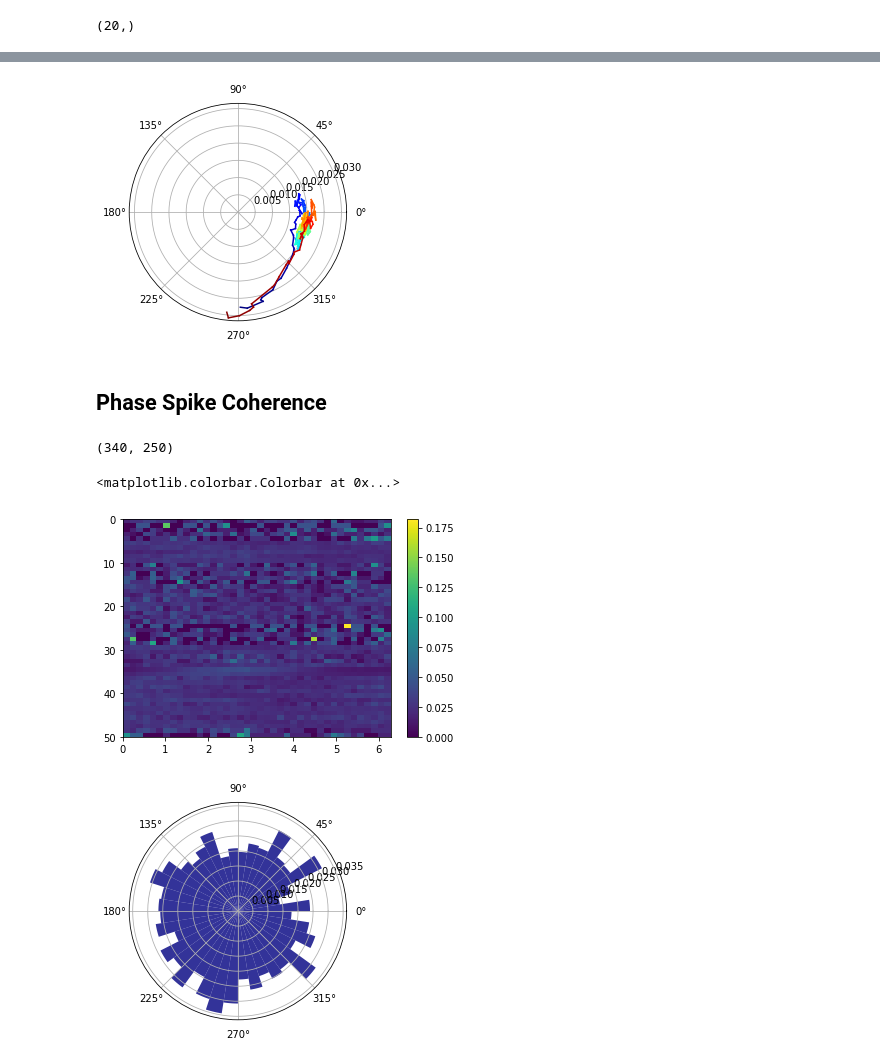
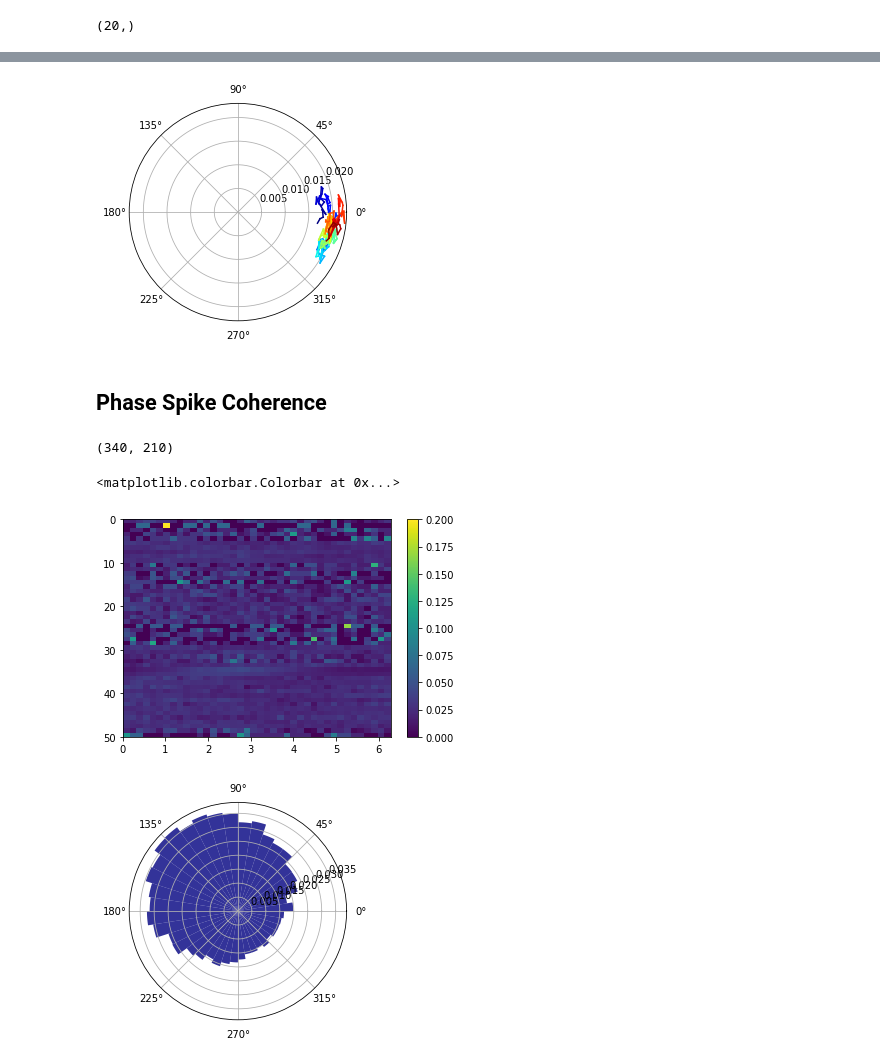
Before and after one commit to kayteeflick/nma_cn_flow_state, a Jupyter notebook: phase_relationships.ipynb, the cells around one changed output, grey strips where cells are left out. Saved outputs shown, nothing was run; the diff lists cells and outputs as text; code cells hidden in the pictures.

```diff
--- a/phase_relationships.ipynb
+++ b/phase_relationships.ipynb
@@ -190,5 +190,5 @@ import scipy.signal as ss
 # %%
 hilb_data = ss.hilbert(filt_data)
 # %%
-hilb_data = hilb_data[:,:,250:500]
+hilb_data = hilb_data[:,:,270:480]
 # %%
@@ -278,7 +278,7 @@ mean_phase = np.mean(((np.angle(hilb_data[ind[0]]) - np.angle(hilb_data[ind[1]])
 # %%
 plot_colourline(mean_phase, np.abs(mean_amp), np.arange(len(mean_phase)))
 # %% [output]
-[figure, old version]
+[figure, new version]
 # %% [markdown]
 ## Phase Spike Coherence
 # %%
@@ -293,7 +293,7 @@ spikes = alldat[sess]['spks'][idx]#[:,25:]
 phase_all = np.angle(hilb_lfp) + np.pi
 phase_all.shape
 # %% [output]
-(340, 250)
+(340, 210)
 # %%
 num_bins=40
 
@@ -301,7 +301,7 @@ bin_counts = np.empty((len(spikes), num_bins), dtype=int)
 phase_bins = np.linspace(0,2*np.pi,num_bins+1)
 for i in range(len(phase_bins)-1):
   idx = np.logical_and(phase_all>phase_bins[i], phase_all<phase_bins[i+1])
-  counts = np.sum(spikes[:,idx], axis=1)
+  counts = np.sum(spikes[:,:,20:230][:,idx], axis=1)
   bin_counts[:,i] = counts
 bin_counts = bin_counts / np.sum(bin_counts, axis=1)[:,None]
 # %%
@@ -309,27 +309,27 @@ plt.imshow(bin_counts, aspect='auto', extent=[0, 2*np.pi, len(spikes), 0])
 plt.colorbar()
 # %% [output]
 <matplotlib.colorbar.Colorbar at 0x...>
-[figure, old version]
+[figure, new version]
 # %%
 bottom = 0
 max_height = 1
 
 theta = (phase_bins[1:] + phase_bins[:-1]) / 2
-radii = bin_counts[33]
+radii = bin_counts[35]
 N = len(theta)
 width = (2*np.pi) / N
 
 ax = plt.subplot(111, polar=True)
 bars = ax.bar(theta, radii, width=width, bottom=bottom)
 
 # Use custom colors and opacity
 for r, bar in zip(radii, bars):
     bar.set_facecolor(plt.cm.jet(r / 10.))
     bar.set_alpha(0.8)
 
 plt.show()
 # %% [output]
-[figure, old version]
+[figure, new version]
 # %%
 hilb_data[np.array(dat_LFP[sess]['brain_area_lfp'])=='CA1'][0].shape
 # %%
```
Also changed, not shown: parts of 12 cells of this notebook.
